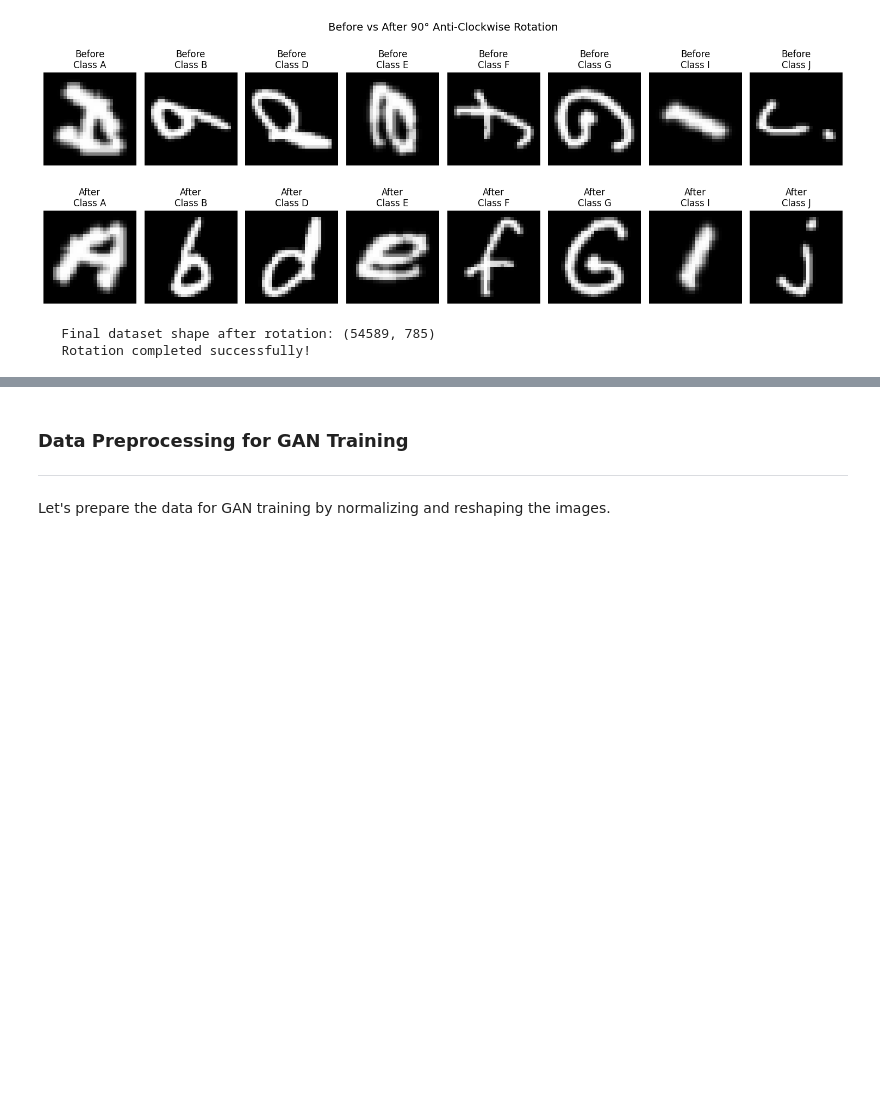
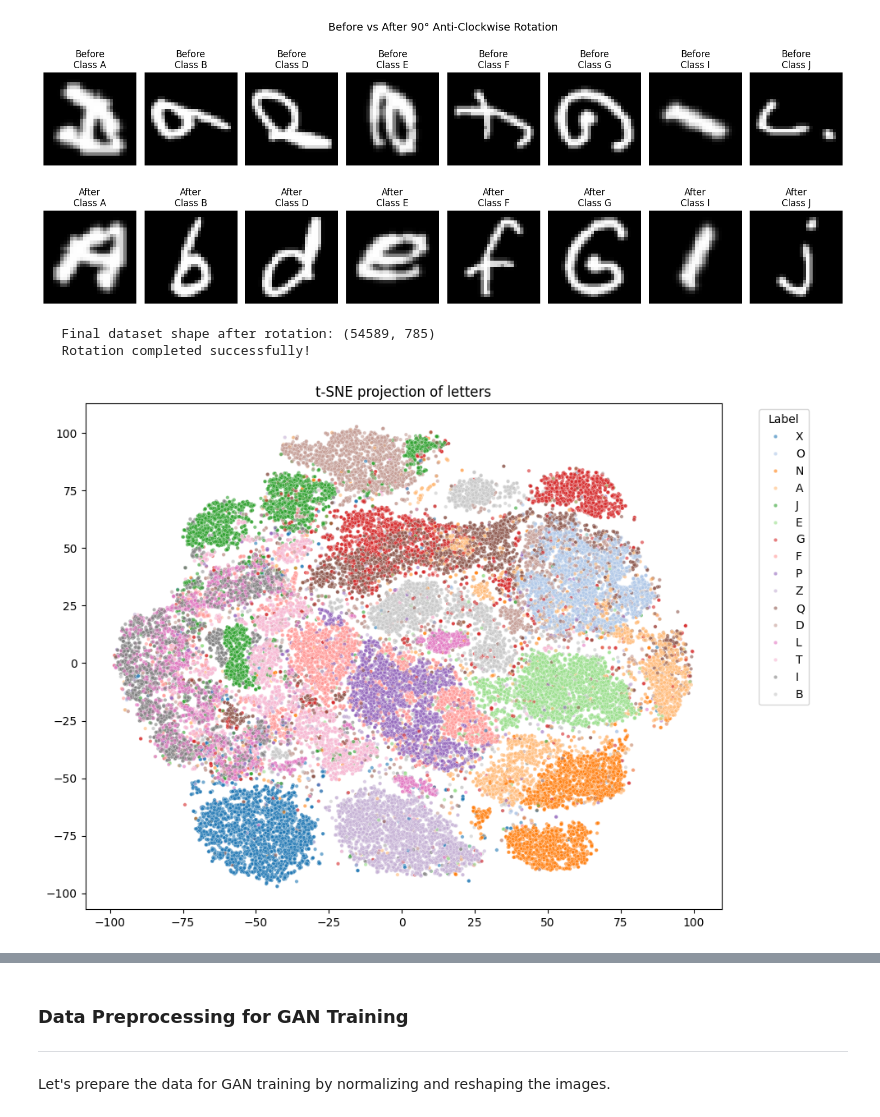
Before and after one commit to ATLAS097/Deep-Learning-CA-2, a Jupyter notebook: GAN_Part_A.ipynb, the cells around one changed output, grey strips where cells are left out. Drawn from its saved outputs; the diff is of its cells as text; code cells hidden in the pictures; blank space fills up the shorter version.

```diff
--- a/GAN_Part_A.ipynb
+++ b/GAN_Part_A.ipynb
@@ -463,3 +471,24 @@ Dataset shape before rotation: (54589, 785)
 [figure]
    Final dataset shape after rotation: (54589, 785)
    Rotation completed successfully!
+# %%
+from sklearn.manifold import TSNE
+import seaborn as sns
+import matplotlib.pyplot as plt
+
+# Flatten pixel data
+X_flat = rotated_data[pixel_columns].values
+labels = rotated_data['label'].values
+
+# Reduce to 2D for visualization
+tsne = TSNE(n_components=2, perplexity=30, random_state=42)
+X_tsne = tsne.fit_transform(X_flat)
+
+# Plot
+plt.figure(figsize=(10, 8))
+sns.scatterplot(x=X_tsne[:, 0], y=X_tsne[:, 1], hue=labels, palette='tab20', s=10, alpha=0.6)
+plt.title("t-SNE projection of letters")
+plt.legend(title="Label", bbox_to_anchor=(1.05, 1), loc='upper left')
+plt.show()
+# %% [output]
+[figure, added]
```
Also changed, not shown: parts of 7 cells of this notebook.
